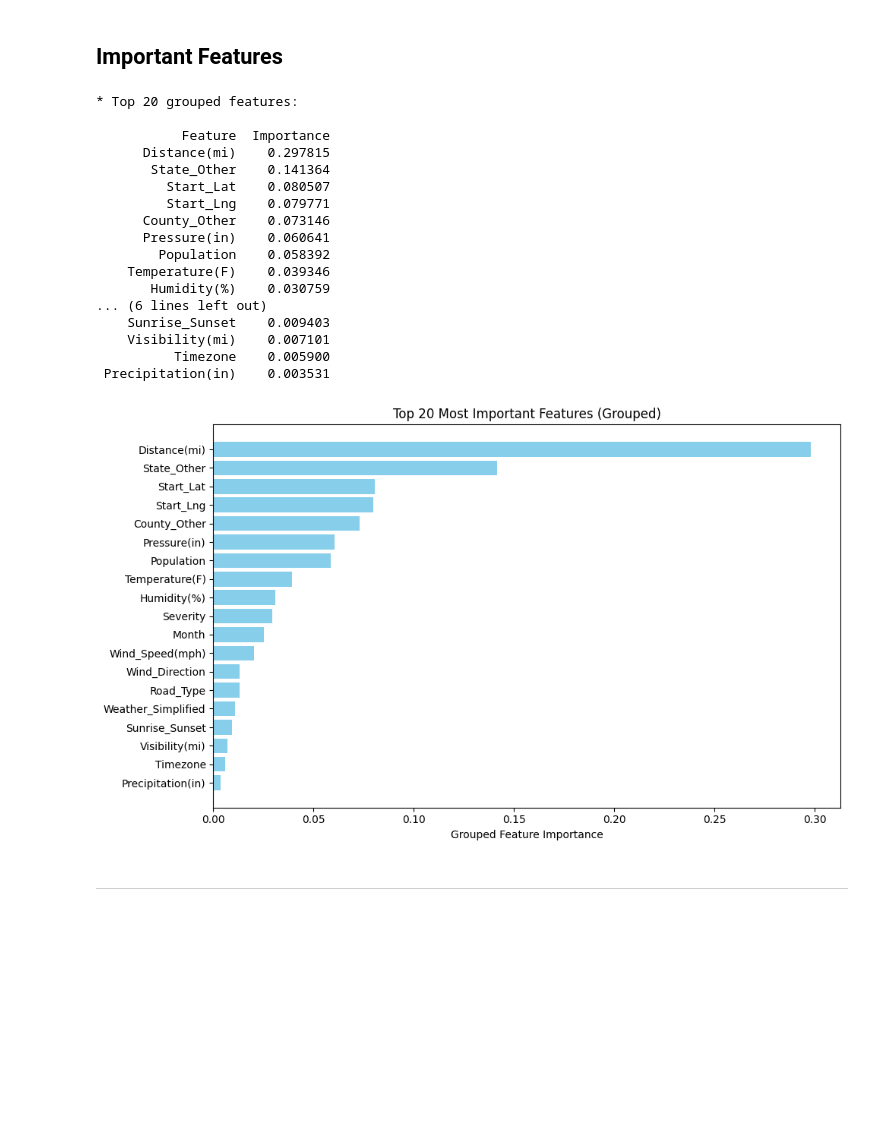
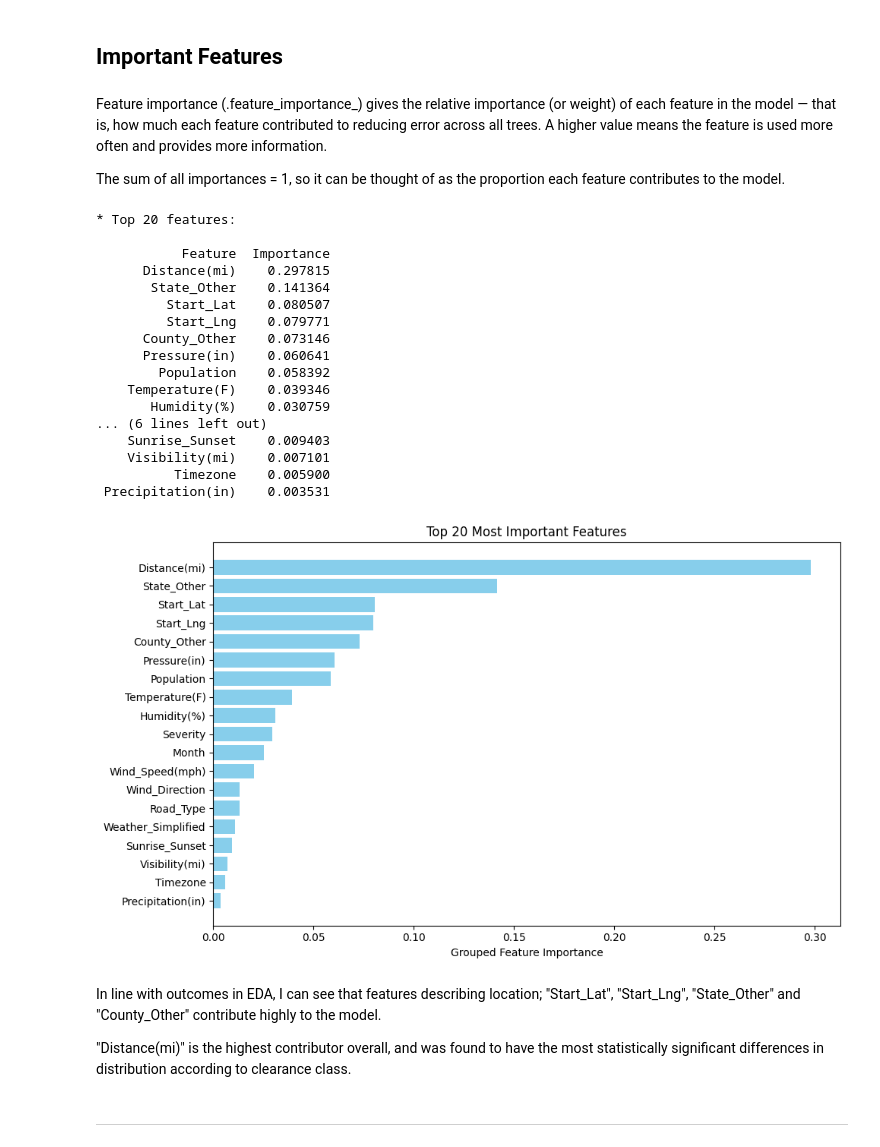
Before and after one commit to Sonya-J00/US_Accidents_ML_Project, a Jupyter notebook: jupyter_notebooks/(7)Hyperparameter_Optimisation.ipynb, the cells around one changed output. Drawn from its saved outputs; the diff is of its cells as text; code cells hidden in the pictures; blank space fills up the shorter version.

```diff
--- a/jupyter_notebooks/(7)Hyperparameter_Optimisation.ipynb
+++ b/jupyter_notebooks/(7)Hyperparameter_Optimisation.ipynb
@@ -463,5 +463,9 @@ The final model is a RandomForestClassifier tuned to reduce variance. It achieve
 # %% [markdown]
 ## Important Features
+# %% [markdown]
+Feature importance (.feature_importance_) gives the relative importance (or weight) of each feature in the model — that is, how much each feature contributed to reducing error across all trees. A higher value means the feature is used more often and provides more information.
+
+The sum of all importances = 1, so it can be thought of as the proportion each feature contributes to the model.
 # %%
 preprocessor = best_pipeline.named_steps['preprocessor']
 
@@ -505,37 +509,41 @@ df_grouped = pd.DataFrame({
 
 # Top 20 print
 top_n = 20
-print(f"\n* Top {top_n} grouped features:\n")
+print(f"\n* Top {top_n} features:\n")
 print(df_grouped.head(top_n).to_string(index=False))
 
 # Top 20 plot
 plt.figure(figsize=(10,6))
 plt.barh(df_grouped.head(top_n)["Feature"][::-1],
          df_grouped.head(top_n)["Importance"][::-1],
          color="skyblue")
 plt.xlabel("Grouped Feature Importance")
-plt.title(f"Top {top_n} Most Important Features (Grouped)")
+plt.title(f"Top {top_n} Most Important Features")
 plt.tight_layout()
 plt.show()
 # %% [output]
-* Top 20 grouped features:
+* Top 20 features:
 
            Feature  Importance
       Distance(mi)    0.297815
        State_Other    0.141364
          Start_Lat    0.080507
          Start_Lng    0.079771
       County_Other    0.073146
       Pressure(in)    0.060641
         Population    0.058392
     Temperature(F)    0.039346
        Humidity(%)    0.030759
 ... (6 lines left out)
     Sunrise_Sunset    0.009403
     Visibility(mi)    0.007101
           Timezone    0.005900
  Precipitation(in)    0.003531
-[figure, old version]
+[figure, new version]
+# %% [markdown]
+In line with outcomes in EDA, I can see that features describing location; "Start_Lat", "Start_Lng", "State_Other" and "County_Other" contribute highly to the model.
+
+"Distance(mi)" is the highest contributor overall, and was found to have the most statistically significant differences in distribution according to clearance class.
 # %% [markdown]
 ---
 # %% [markdown]
```
Also changed, not shown: parts of 13 cells of this notebook, 1 other file.
